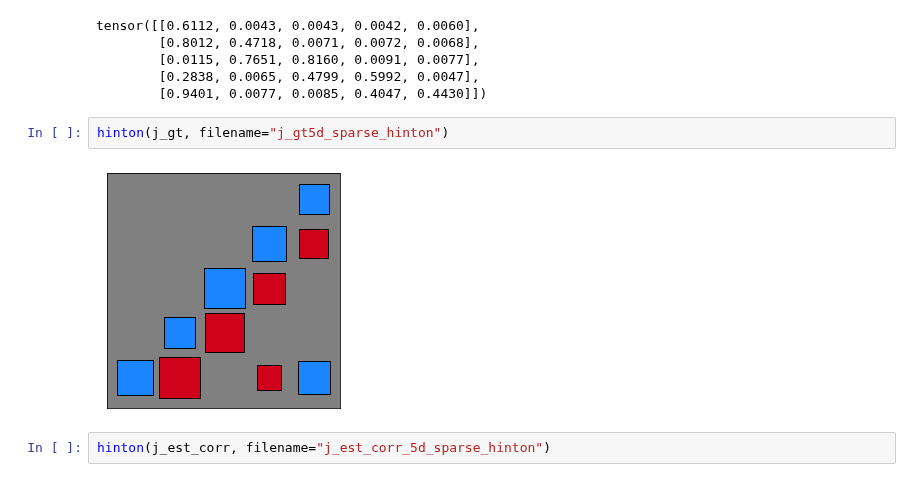
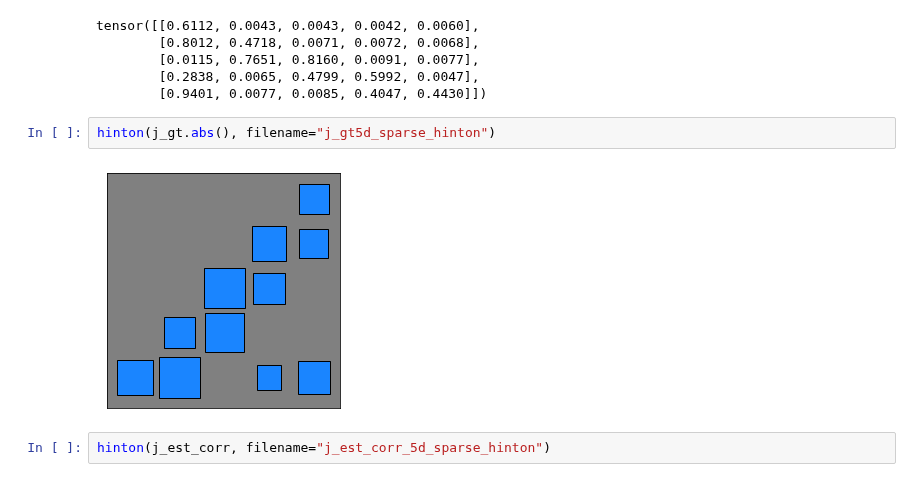
Before and after one commit to rpatrik96/nl-causal-representations, a Jupyter notebook: notebooks/synth_plots.ipynb, the cells around one changed output. Cells and saved outputs as stored; diff of their text form.

```diff
--- a/notebooks/synth_plots.ipynb
+++ b/notebooks/synth_plots.ipynb
@@ -383,9 +383,9 @@ tensor([[0.6112, 0.0043, 0.0043, 0.0042, 0.0060],
         [0.2838, 0.0065, 0.4799, 0.5992, 0.0047],
         [0.9401, 0.0077, 0.0085, 0.4047, 0.4430]])
 # %%
-hinton(j_gt, filename="j_gt5d_sparse_hinton")
+hinton(j_gt.abs(), filename="j_gt5d_sparse_hinton")
 # %% [output]
-[figure, old version]
+[figure, new version]
 # %%
 hinton(j_est_corr, filename="j_est_corr_5d_sparse_hinton")
 # %% [output]
```
